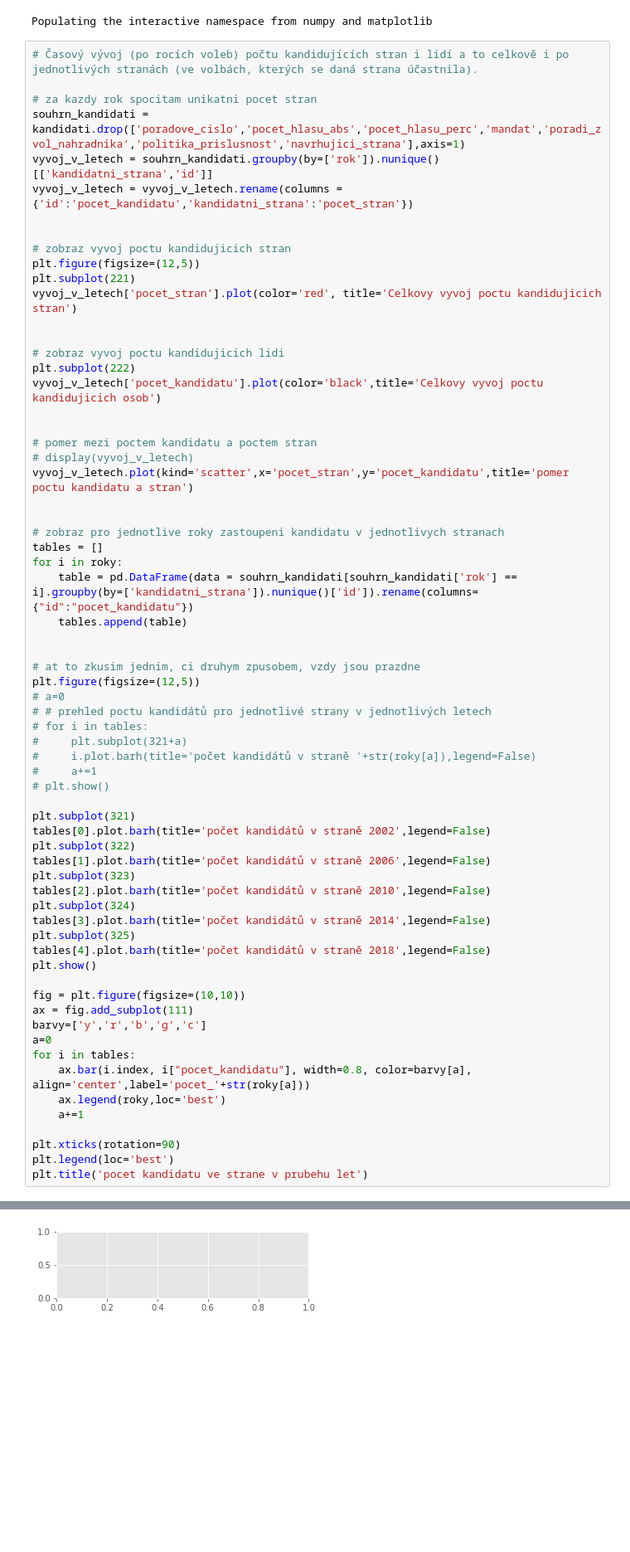
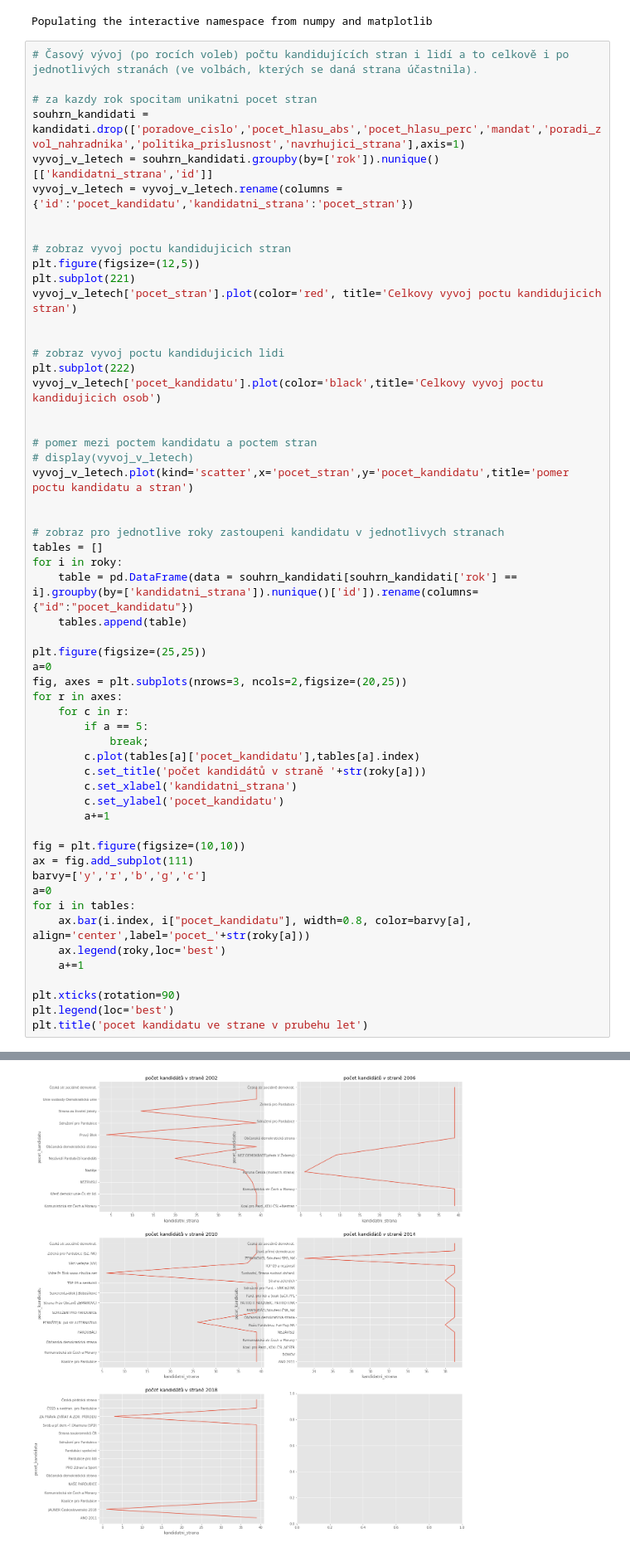
Before and after one commit to draessld/Data_Mining_Algorithms_2019, a Jupyter notebook: 01/homework_01_B191.ipynb, the cells around one changed output, grey strips where cells are left out. Shown at 83% size. Cells and saved outputs as stored; diff of their text form; blank space fills up the shorter version.

```diff
--- a/01/homework_01_B191.ipynb
+++ b/01/homework_01_B191.ipynb
@@ -102,28 +102,18 @@ for i in roky:
     table = pd.DataFrame(data = souhrn_kandidati[souhrn_kandidati['rok'] == i].groupby(by=['kandidatni_strana']).nunique()['id']).rename(columns={"id":"pocet_kandidatu"})
     tables.append(table)
 
-
-# at to zkusim jednim, ci druhym zpusobem, vzdy jsou prazdne
-plt.figure(figsize=(12,5))
-# a=0
-# # prehled poctu kandidátů pro jednotlivé strany v jednotlivých letech
-# for i in tables:
-#     plt.subplot(321+a)
-#     i.plot.barh(title='počet kandidátů v straně '+str(roky[a]),legend=False)
-#     a+=1
-# plt.show()
-
-plt.subplot(321)
-tables[0].plot.barh(title='počet kandidátů v straně 2002',legend=False)
-plt.subplot(322)
-tables[1].plot.barh(title='počet kandidátů v straně 2006',legend=False)
-plt.subplot(323)
-tables[2].plot.barh(title='počet kandidátů v straně 2010',legend=False)
-plt.subplot(324)
-tables[3].plot.barh(title='počet kandidátů v straně 2014',legend=False)
-plt.subplot(325)
-tables[4].plot.barh(title='počet kandidátů v straně 2018',legend=False)
-plt.show()
+plt.figure(figsize=(25,25))
+a=0
+fig, axes = plt.subplots(nrows=3, ncols=2,figsize=(20,25))
+for r in axes:
+    for c in r:
+        if a == 5:
+            break;
+        c.plot(tables[a]['pocet_kandidatu'],tables[a].index)
+        c.set_title('počet kandidátů v straně '+str(roky[a]))
+        c.set_xlabel('kandidatni_strana')
+        c.set_ylabel('pocet_kandidatu')
+        a+=1
 
 fig = plt.figure(figsize=(10,10))
 ax = fig.add_subplot(111)
@@ -143 +135 @@ plt.title('pocet kandidatu ve strane v prubehu let')
-[figure, old version]
+[figure, new version]
```
Also changed, not shown: parts of 4 cells of this notebook.
